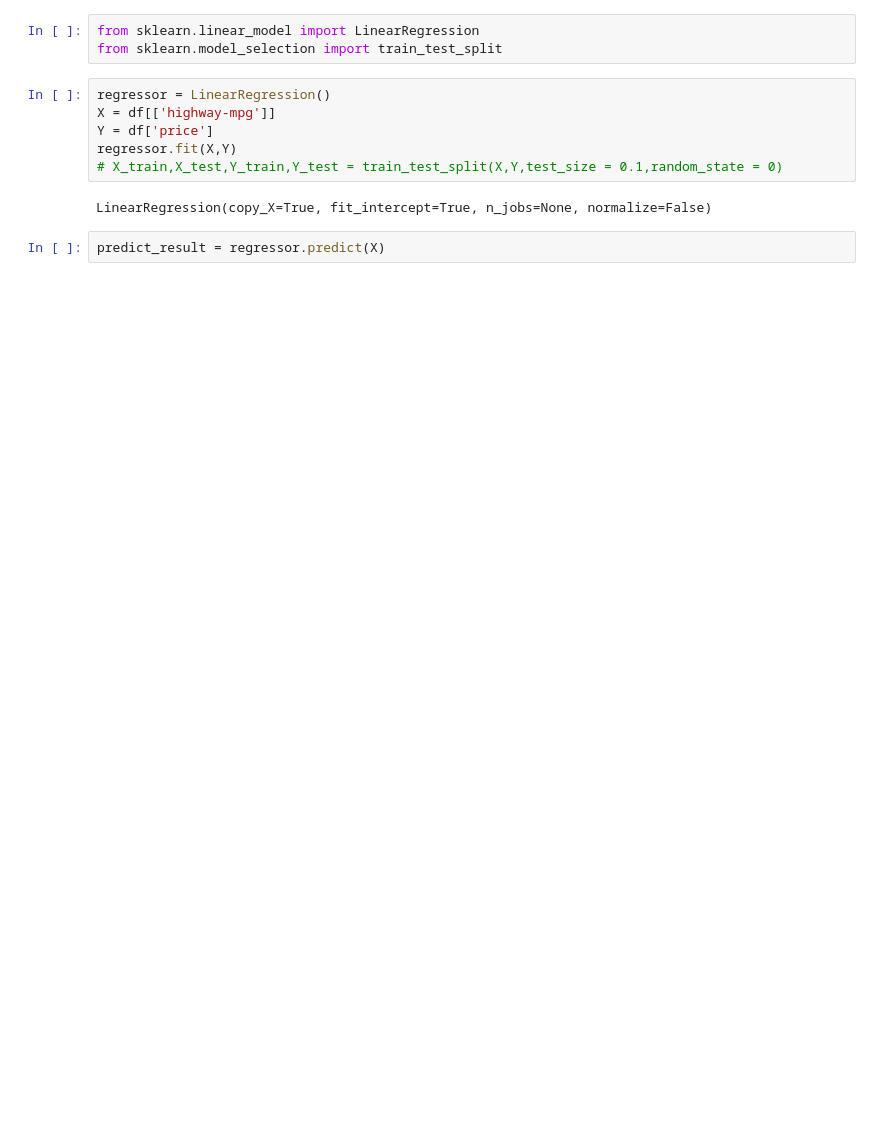
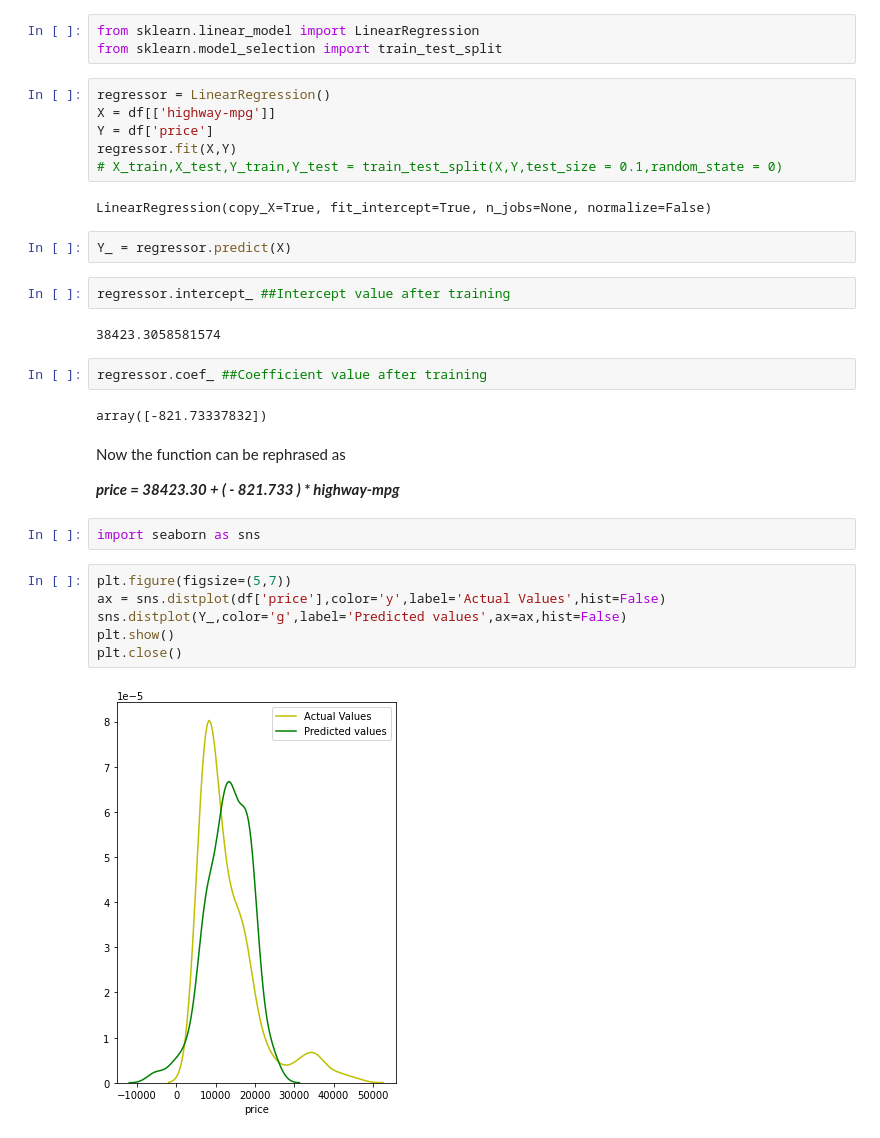
Before and after one commit to Badhusha-Akhthaar/MachineLearning_Binge, a Jupyter notebook: Regression.ipynb, the cells around one changed output. Cells and saved outputs as stored; diff of their text form; blank space fills up the shorter version.

```diff
--- a/Regression.ipynb
+++ b/Regression.ipynb
@@ -33,4 +41,26 @@ regressor.fit(X,Y)
 # %% [output]
 LinearRegression(copy_X=True, fit_intercept=True, n_jobs=None, normalize=False)
 # %%
-predict_result = regressor.predict(X)
+Y_ = regressor.predict(X)
+# %%
+regressor.intercept_ ##Intercept value after training
+# %% [output]
+38423.3058581574
+# %%
+regressor.coef_ ##Coefficient value after training
+# %% [output]
+array([-821.73337832])
+# %% [markdown]
+Now the function can be rephrased as
+
+***price = 38423.30 + ( - 821.733 ) * highway-mpg***
+# %%
+import seaborn as sns
+# %%
+plt.figure(figsize=(5,7))
+ax = sns.distplot(df['price'],color='y',label='Actual Values',hist=False)
+sns.distplot(Y_,color='g',label='Predicted values',ax=ax,hist=False)
+plt.show()
+plt.close()
+# %% [output]
+[figure, added]
```
Also changed, not shown: parts of 1 cell of this notebook.
